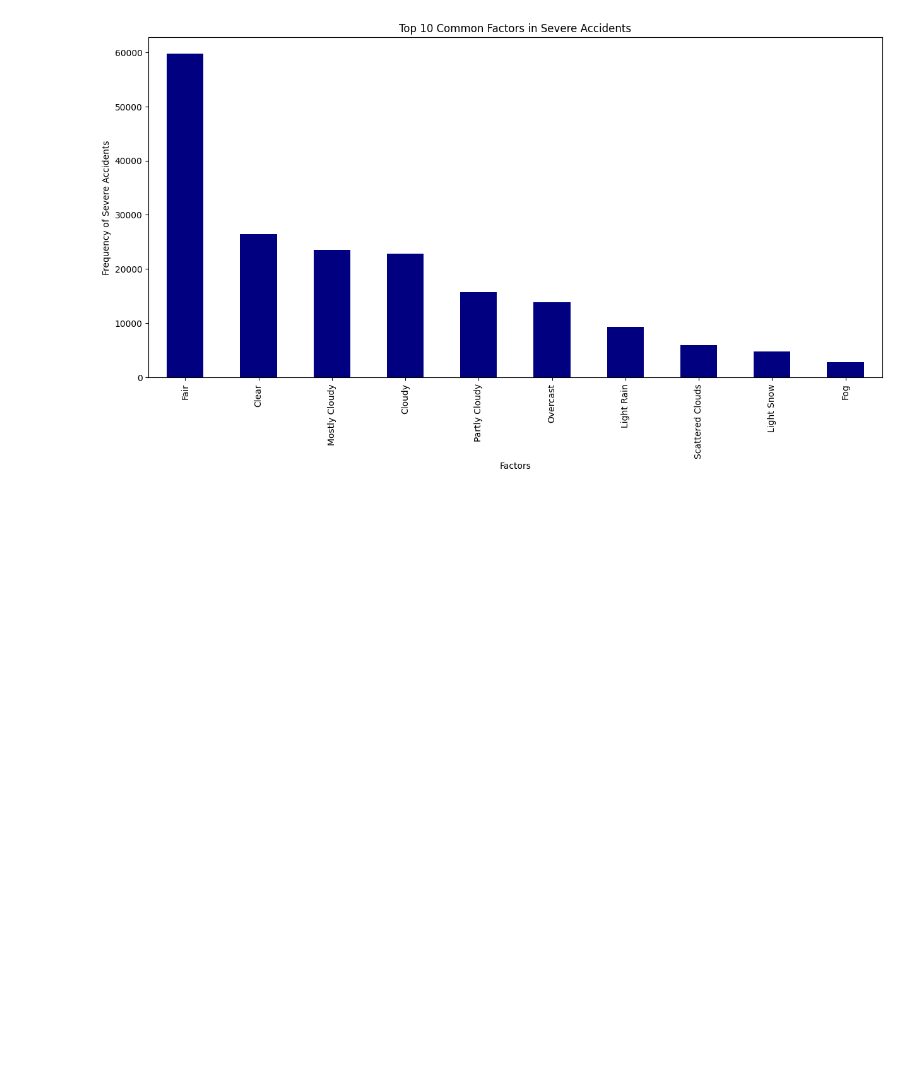
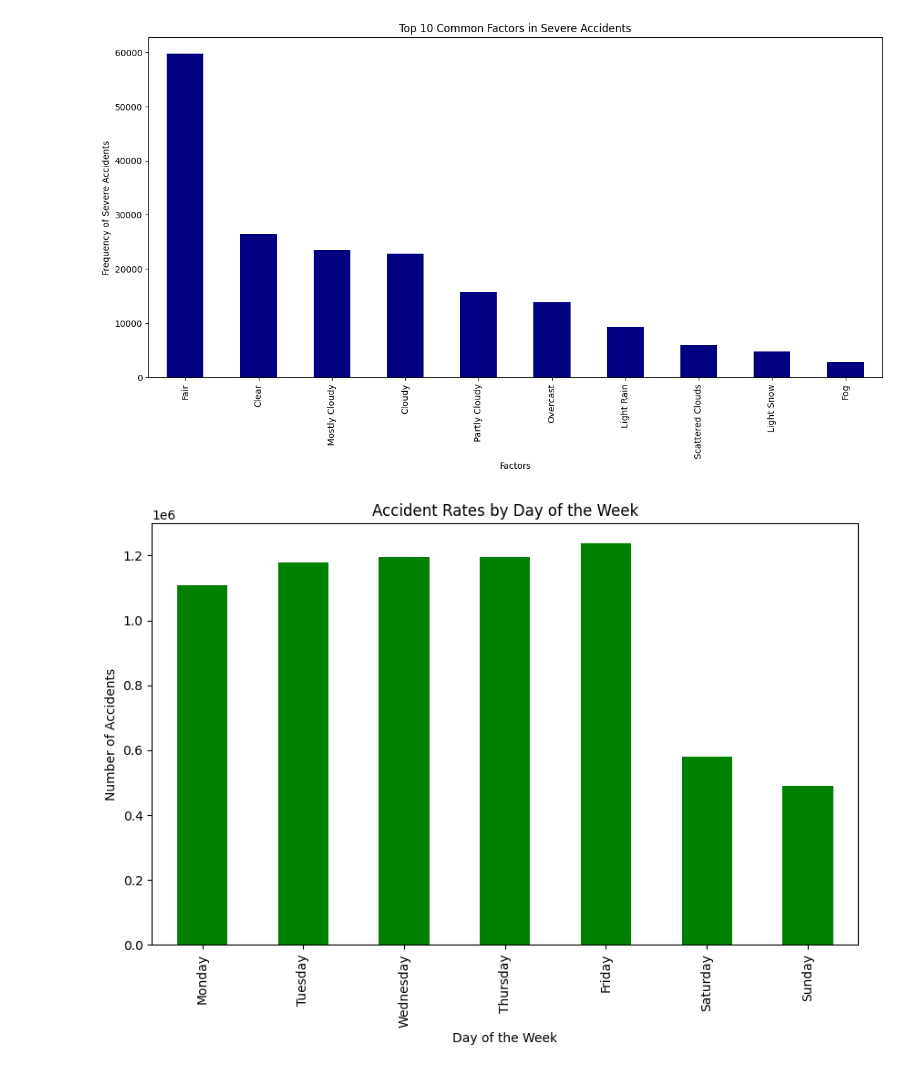
Before and after one commit to rvela042/US-Accidents-from-2016-to-2023, a Jupyter notebook: Main.ipynb, the cells around one changed output. Saved outputs shown, nothing was run; the diff lists cells and outputs as text; code cells hidden in the pictures; blank space fills up the shorter version.

Commit message:
Completed Question 5

```diff
--- a/Main.ipynb
+++ b/Main.ipynb
@@ -104,3 +104,31 @@ plt.ylabel('Frequency of Severe Accidents')
 plt.show()
 # %% [output]
 [figure]
+# %%
+# question 5: examining accident rates throughout the week.
+
+# first, convert the 'Start_Time' column to datetime format for easier manipulation.
+data['Start_Time'] = pd.to_datetime(data['Start_Time'], errors='coerce')
+
+# extract the day of the week from 'Start_Time' and create a new column 'Day_of_Week'.
+data['Day_of_Week'] = data['Start_Time'].dt.day_name()
+
+# count the number of accidents for each day of the week.
+accidents_by_weekday = data['Day_of_Week'].value_counts()
+
+# sorting the count by the order of days in the week for logical ordering in the plot.
+ordered_days = ["Monday", "Tuesday", "Wednesday", "Thursday", "Friday", "Saturday", "Sunday"]
+accidents_by_weekday = accidents_by_weekday.reindex(ordered_days)
+
+# plotting a bar chart to visualize the number of accidents for each day of the week.
+accidents_by_weekday.plot(kind='bar', color='green', figsize=(10, 6))
+
+# adding a title and axis labels for better understanding of the plot.
+plt.title('Accident Rates by Day of the Week')
+plt.xlabel('Day of the Week')
+plt.ylabel('Number of Accidents')
+
+# displaying the plot.
+plt.show()
+# %% [output]
+[figure, added]
```
